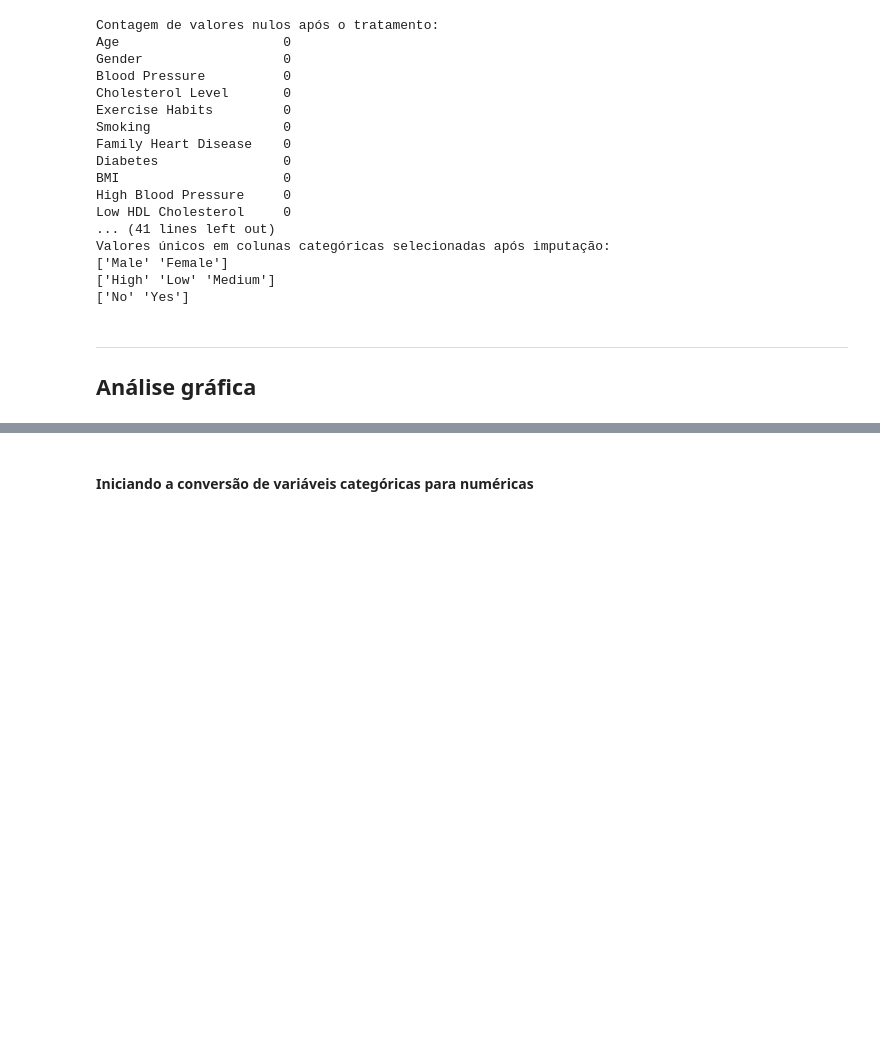
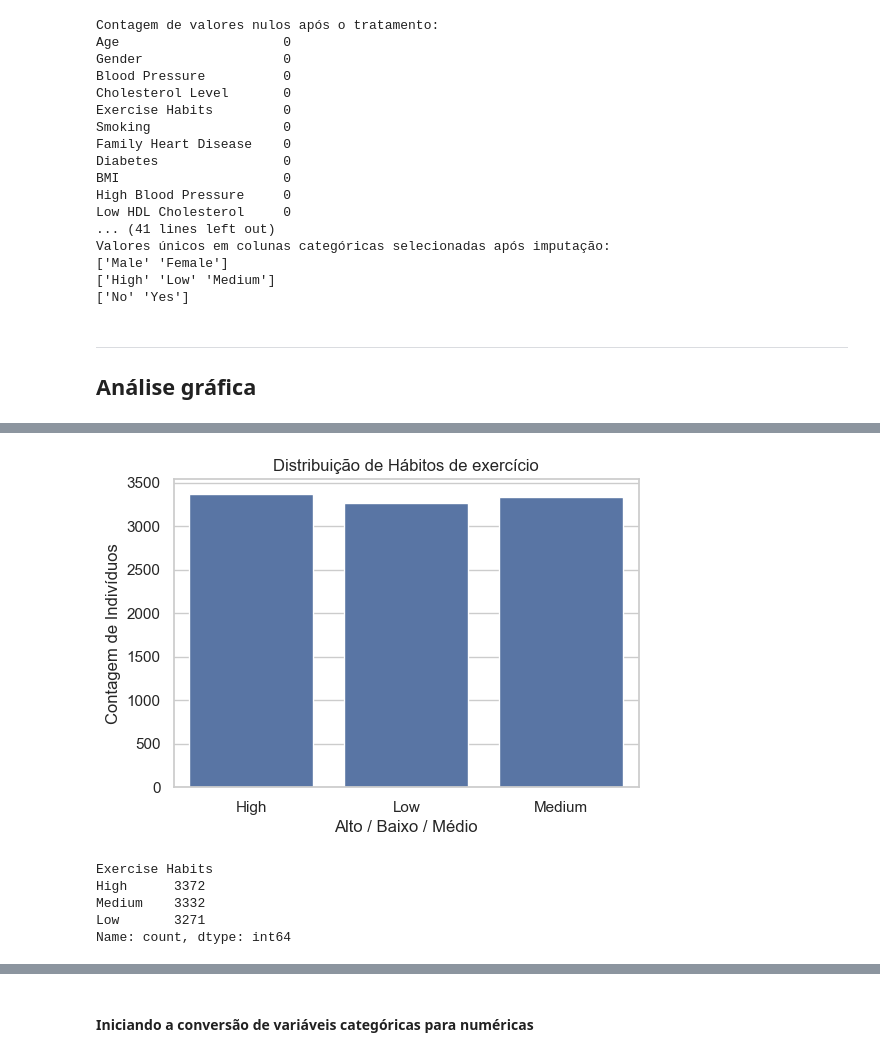
Before and after one commit to antrafa/fiap-tech-challenge-6IADT, a Jupyter notebook: src/notebooks/tech_challenge_fase1.ipynb, the cells around one changed output, grey strips where cells are left out. Drawn from its saved outputs; the diff is of its cells as text; code cells hidden in the pictures; blank space fills up the shorter version.

```diff
--- a/src/notebooks/tech_challenge_fase1.ipynb
+++ b/src/notebooks/tech_challenge_fase1.ipynb
@@ -366,0 +400,16 @@ Valores únicos em colunas categóricas selecionadas após imputação:
+# %%
+# --- 3. Gráfico de Hábitos de exercício ---
+plt.figure(figsize=(6, 4))
+sns.countplot(x='Exercise Habits', data=base)
+plt.title('Distribuição de Hábitos de exercício')
+plt.xlabel('Alto / Baixo / Médio')
+plt.ylabel('Contagem de Indivíduos')
+plt.show()
+print(base['Exercise Habits'].value_counts())
+# %% [output]
+[figure, added]
+Exercise Habits
+High      3372
+Medium    3332
+Low       3271
+Name: count, dtype: int64
```
Also changed, not shown: parts of 7 cells of this notebook, 4 other files.
